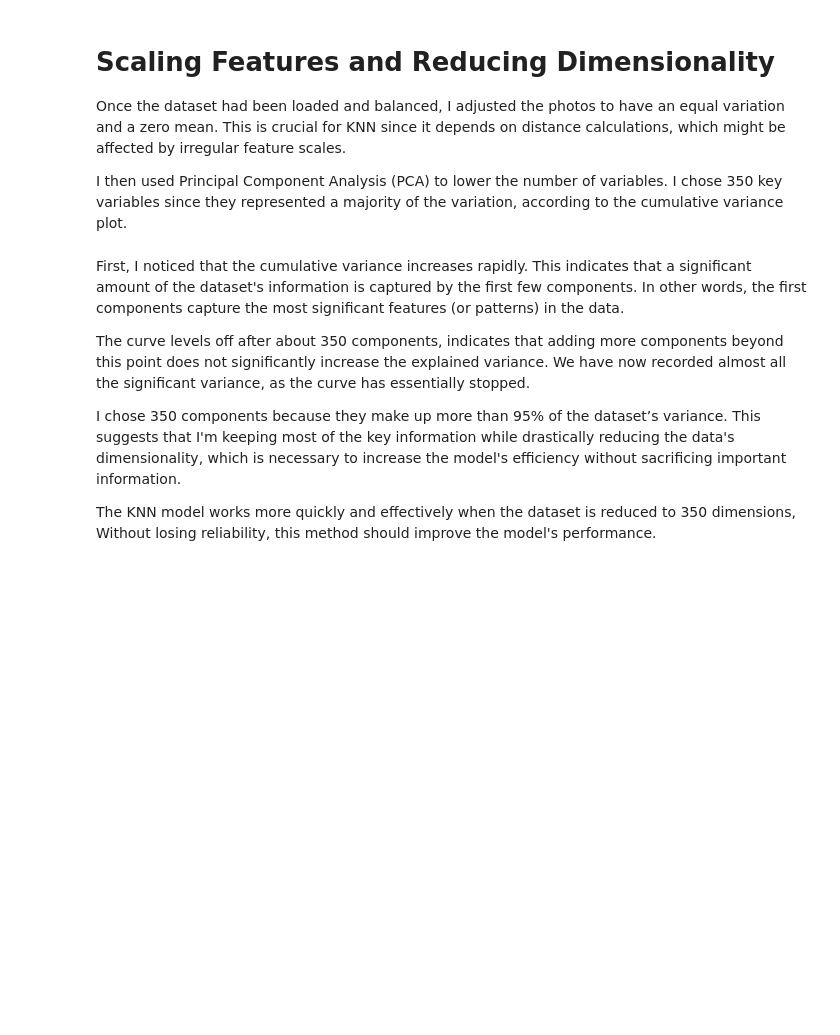
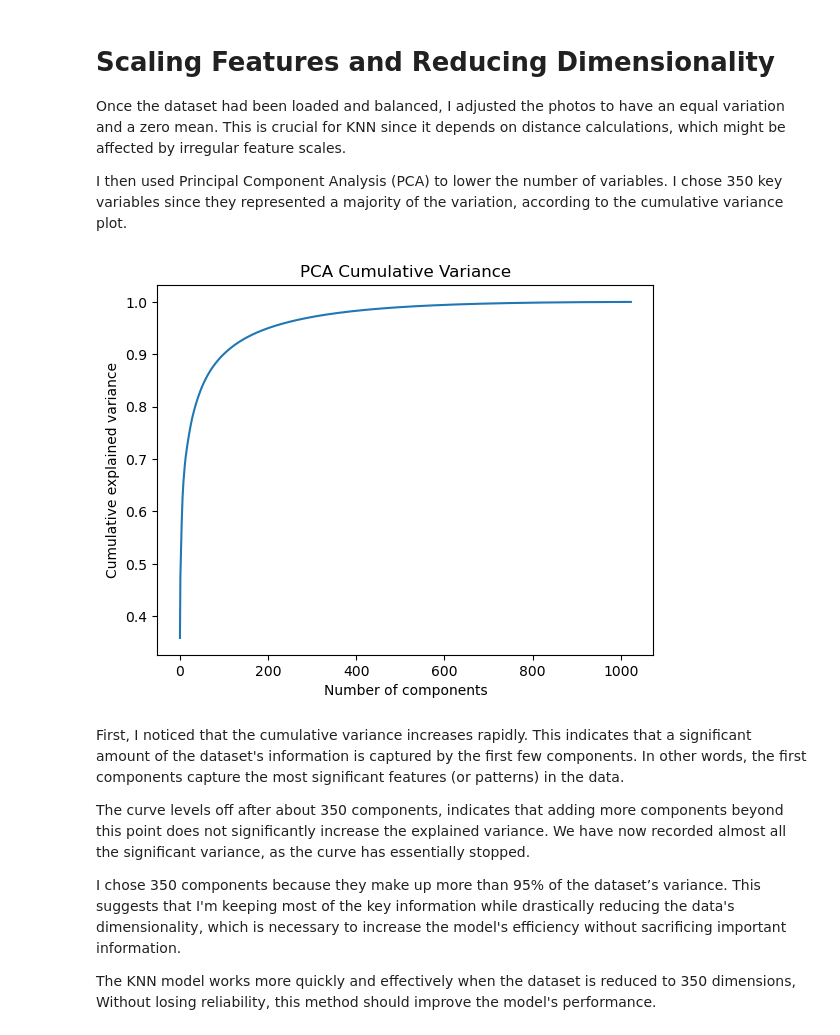
Before and after one commit to yarik-kra/Intro-AI-Coursework, a Jupyter notebook: data/k-NN classifier.ipynb, the cells around one changed output. Drawn from its saved outputs; the diff is of its cells as text; code cells hidden in the pictures; blank space fills up the shorter version.

```diff
--- a/data/k-NN classifier.ipynb
+++ b/data/k-NN classifier.ipynb
@@ -66,0 +90,31 @@ for class_id in range(58):
+# %%
+# Augment dataset
+images_augmented, class_ids_augmented = [], []
+min_samples = 100
+for class_id in range(58):
+    directory = os.path.join(data_path, str(class_id))
+    if os.path.exists(directory):
+        img_files = os.listdir(directory)
+        img_count = len(img_files)
+        for img_file in img_files:
+            img_path = os.path.join(directory, img_file)
+            image = cv2.imread(img_path)
+            if image is not None:
+                image = cv2.resize(image, (32, 32))
+                image = cv2.cvtColor(image, cv2.COLOR_BGR2GRAY)
+                images_augmented.append(image.flatten())
+                class_ids_augmented.append(class_id)
+        if img_count < min_samples:
+            for _ in range(min_samples - img_count):
+                augmented_image = augment_image(image)
+                images_augmented.append(augmented_image.flatten())
+                class_ids_augmented.append(class_id)
+
+
+# Convert augmented data to numpy arrays
+X_augmented = np.array(images_augmented)
+y_augmented = np.array(class_ids_augmented)
+
+# Check class distribution after augmentation
+augmented_class_distribution = Counter(y_augmented)
+print("Class distribution after augmentation:", augmented_class_distribution)
@@ -72,19 +130,22 @@ I then used Principal Component Analysis (PCA) to lower the number of variables.
 # %%
 # Convert to numpy arrays
 X = np.array(images)
 y = np.array(class_ids)
 
 scaler = StandardScaler()
-X_scaled = scaler.fit_transform(X)
-pca = PCA(n_components=350)  # Adjust components based on cumulative variance
+X_scaled = scaler.fit_transform(X_augmented)
+pca = PCA(n_components=350)
 X_pca = pca.fit_transform(X_scaled)
+
 
 pca_test = PCA().fit(X_scaled)
 plt.plot(np.cumsum(pca_test.explained_variance_ratio_))
 plt.xlabel('Number of components')
 plt.ylabel('Cumulative explained variance')
 plt.title('PCA Cumulative Variance')
 plt.show()
+# %% [output]
+[figure, added]
 # %% [markdown]
 First, I noticed that the cumulative variance increases rapidly.  This indicates that a significant amount of the dataset's information is captured by the first few components. In other words, the first components capture the most significant features (or patterns) in the data.
 
```
Also changed, not shown: parts of 24 cells of this notebook.
